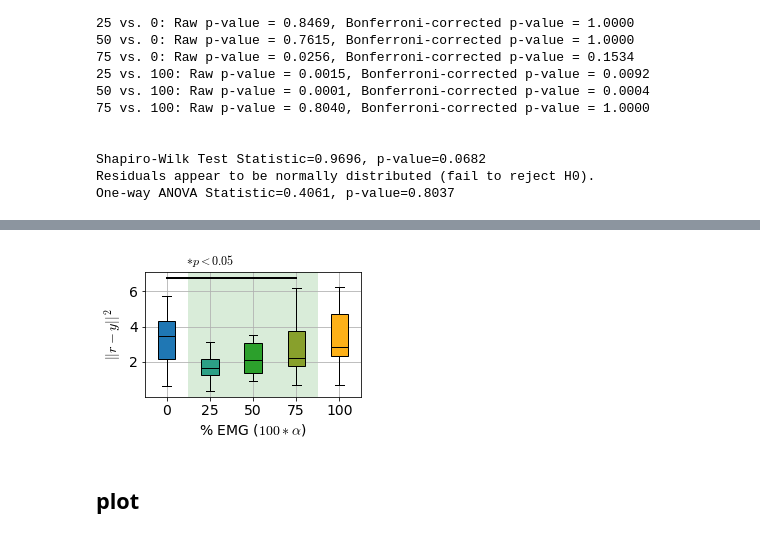
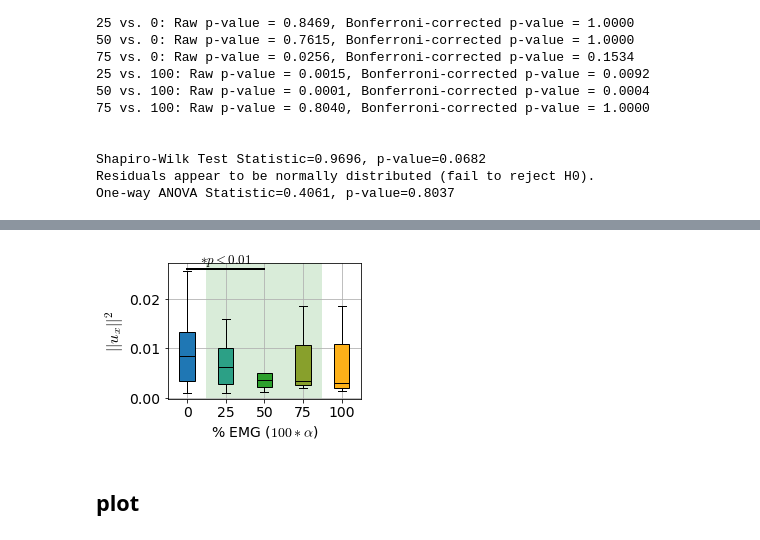
Before and after one commit to sburden-group/sensorimotor_fusion, a Jupyter notebook: analysis/Multimodal paper/20250218_performance.ipynb, the cells around one changed output, grey strips where cells are left out. Saved outputs shown, nothing was run; the diff lists cells and outputs as text; code cells hidden in the pictures.

```diff
--- a/analysis/Multimodal paper/20250218_performance.ipynb
+++ b/analysis/Multimodal paper/20250218_performance.ipynb
@@ -390,0 +393,10 @@ One-way ANOVA Statistic=0.4061, p-value=0.8037
+# %%
+# inputs at non-stimulated freqs
+datas = []
+# last_trials = 9
+indices = np.setdiff1d(np.arange(0,11), IX) # non-stimulus freqs below 0.25hz
+TF = Us[:,:,-last_trials:,indices] # below 0.25 Hz
+for cond in range(condition_num):
+    datas.append( np.mean((np.abs(TF[:,cond,:,:]))**2, axis = (1,2)) )#mean across all trials and freqs
+stats_test(datas)
+ALL.append(datas)
@@ -391,29 +414,33 @@ One-way ANOVA Statistic=0.4061, p-value=0.8037
 # %%
 labels = conditions #slider : EMG
 boxcolors = [colors['BLUE'],'#2ca086',colors['GREEN'],'#88a02c',colors['GOLD']]
 
 fig,ax = plt.subplots(figsize=(4,3))
 bplot = ax.boxplot(datas, widths = 0.4,patch_artist=True,labels=labels, showfliers=False)
 for patch, color in zip(bplot['boxes'], boxcolors): # fill with colors
     patch.set_facecolor(color)
 for median in bplot['medians']:
     median.set_color('black')
 # ax.set_xlabel('Manual : EMG',fontsize = 14) #add x axis labels
 ax.set_xlabel(r'% EMG ($100*\alpha$)',fontsize = 14) #add x axis labels
 face0 = ax.axvspan(1.5,4.5, facecolor='green', alpha=0.15)
-ax.set_ylabel(r'$||r-y||^2$',fontsize = 14) # add y axis label
+ax.set_ylabel(r'$||u_x||^2$',fontsize = 16) # add y axis label
 ax.grid('on',zorder=-1)
 
-larger_value = np.max([np.percentile(datas[0], 90),np.percentile(datas[3], 90)]) + 1
-ax.plot([1, 4], [larger_value,larger_value], color='black', lw=2)
-ax.text(3-1, larger_value+0.5, r'$*p<0.05$', ha='center', va='bottom', fontsize=12, color='black')
+larger_value = np.max([np.percentile(datas[0], 90),np.percentile(datas[2], 90)]) # significant difference
+ax.plot([1,3], [larger_value-0.004,larger_value-0.004], color='black', lw=2)
+ax.text(2, larger_value-0.004, r'$*p<0.01$', ha='center', va='bottom', fontsize=13, color='black')
+
+# larger_value = np.max([np.percentile(datas[2], 90),np.percentile(datas[4], 90)]) # significant difference
+# ax.plot([3,5], [larger_value-0.004,larger_value-0.004], color='black', lw=2)
+# ax.text(4.25, larger_value-0.004, r'$p = 0.07$', ha='center', va='bottom', fontsize=13, color='black')
 
 # ax.set_title('average |R-Y| below crossover freqs (N = 15)')
 plt.tight_layout()
 # fig.savefig('example_sub1.svg')
 plt.show()
 # %% [output]
-[figure, old version]
+[figure, new version]
 # %% [markdown]
 ## plot
 # %%
```
Also changed, not shown: parts of 2 cells of this notebook, 2 other files.
